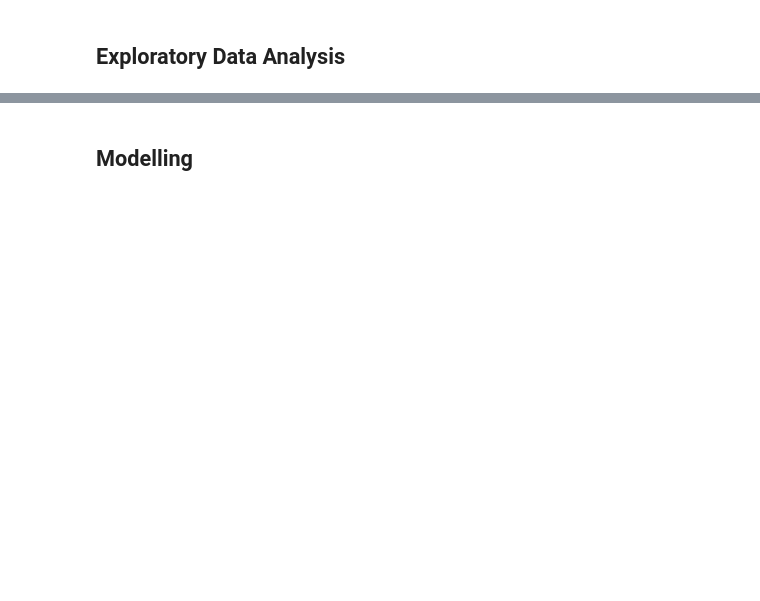
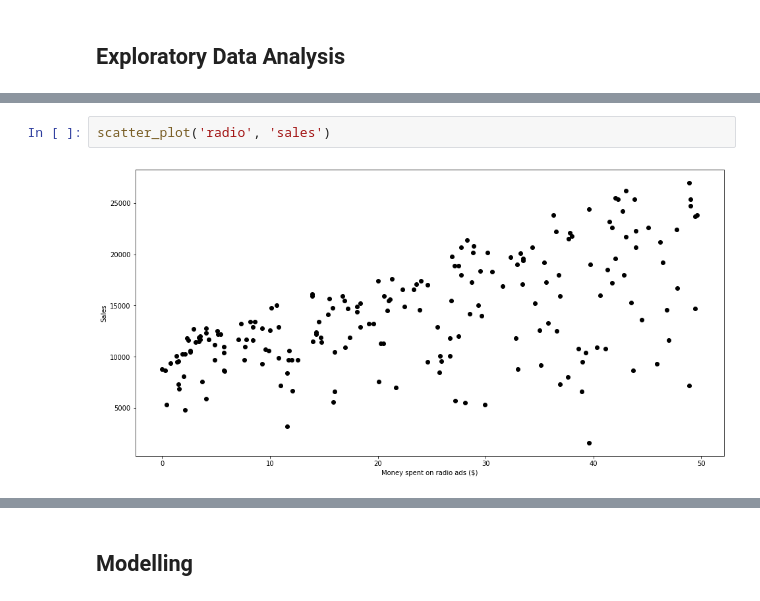
Before and after one commit to rafazamb/DS_PT_ENE21, a Jupyter notebook: 2-Machine_Learning/2.1_Supervised/2.1.3 Regularization/Advertising Ridge Lasso clase.ipynb, the cells around one changed output, grey strips where cells are left out. Saved outputs shown, nothing was run; the diff lists cells and outputs as text; blank space fills up the shorter version.

```diff
--- a/2-Machine_Learning/2.1_Supervised/2.1.3 Regularization/Advertising Ridge Lasso clase.ipynb
+++ b/2-Machine_Learning/2.1_Supervised/2.1.3 Regularization/Advertising Ridge Lasso clase.ipynb
@@ -16,0 +59,4 @@ Para ello tendrás que utilizar tanto modelos de regresión normales, como regul
+# %%
+scatter_plot('radio', 'sales')
+# %% [output]
+[figure, added]
```
Also changed, not shown: parts of 30 cells of this notebook, 1 other file.
